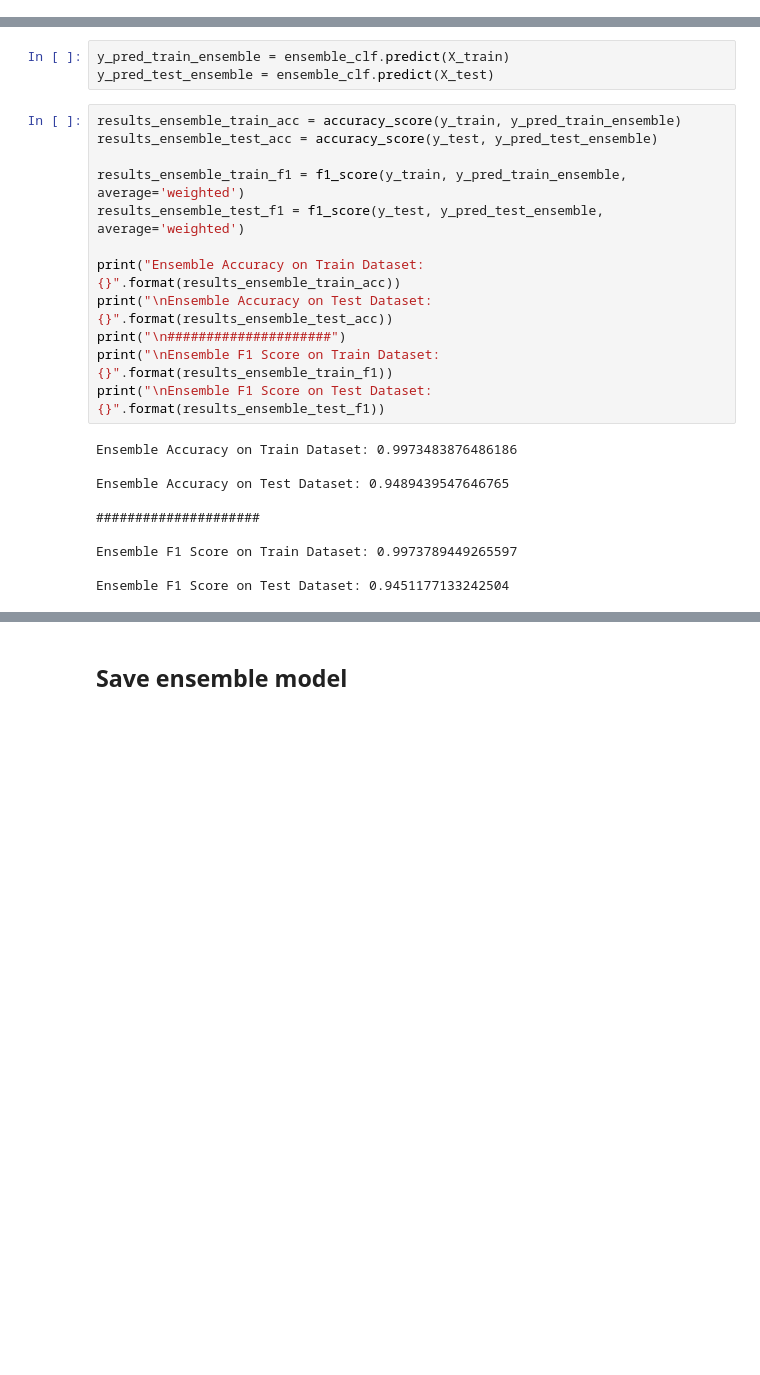
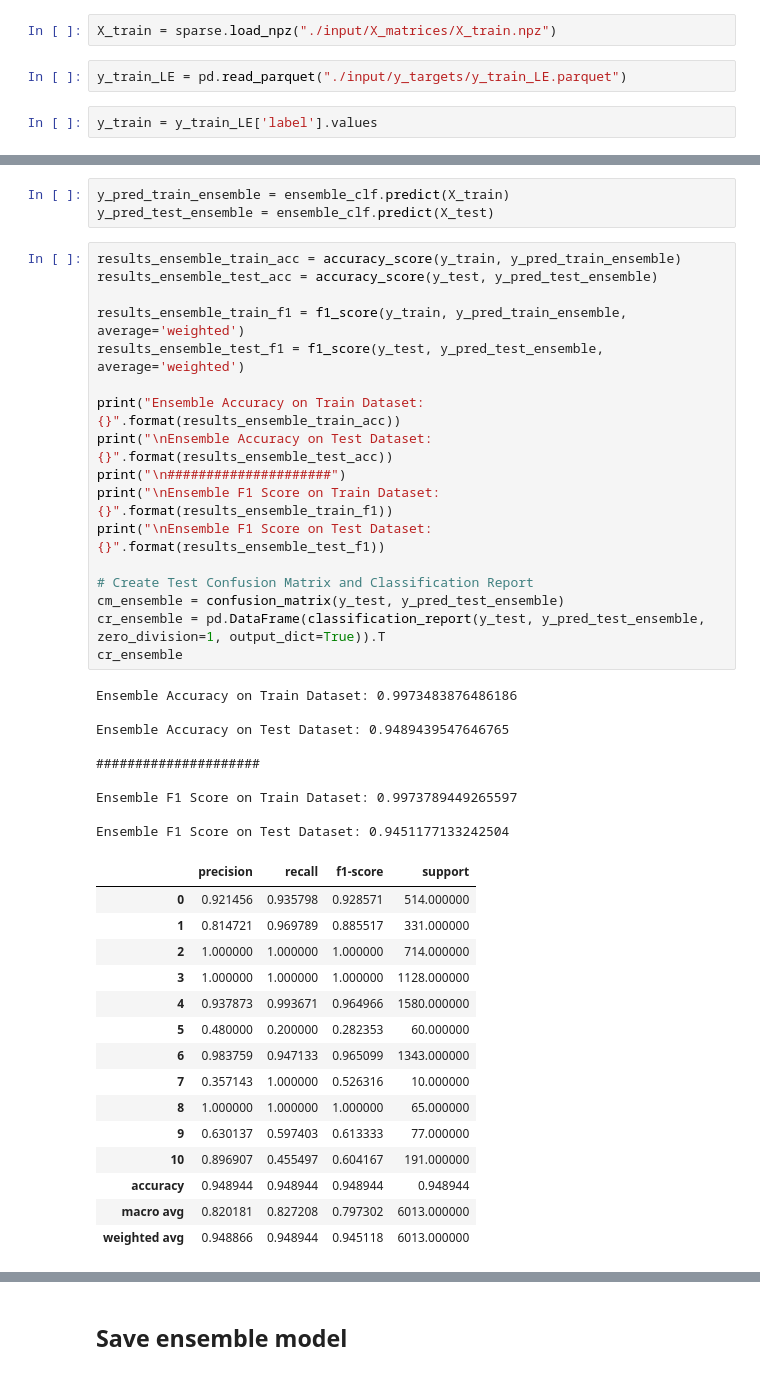
Before and after one commit to schellrw/consumer_complaints, a Jupyter notebook: 01_TfidfVectorizer.ipynb, the cells around one changed output, grey strips where cells are left out. Drawn from its saved outputs; the diff is of its cells as text; blank space fills up the shorter version.

```diff
--- a/01_TfidfVectorizer.ipynb
+++ b/01_TfidfVectorizer.ipynb
@@ -890,2 +892,8 @@ y_test = y_test_LE['label'].values
+# %%
+X_train = sparse.load_npz("./input/X_matrices/X_train.npz")
+# %%
+y_train_LE = pd.read_parquet("./input/y_targets/y_train_LE.parquet")
+# %%
+y_train = y_train_LE['label'].values
 # %% [markdown]
 # Begin ensemble model predictions and evaluation
@@ -895,22 +906,42 @@ y_pred_test_ensemble = ensemble_clf.predict(X_test)
 # %%
 results_ensemble_train_acc = accuracy_score(y_train, y_pred_train_ensemble)
 results_ensemble_test_acc = accuracy_score(y_test, y_pred_test_ensemble)
 
 results_ensemble_train_f1 = f1_score(y_train, y_pred_train_ensemble, average='weighted')
 results_ensemble_test_f1 = f1_score(y_test, y_pred_test_ensemble, average='weighted')
 
 print("Ensemble Accuracy on Train Dataset: {}".format(results_ensemble_train_acc))
 print("\nEnsemble Accuracy on Test Dataset: {}".format(results_ensemble_test_acc))
 print("\n#####################")
 print("\nEnsemble F1 Score on Train Dataset: {}".format(results_ensemble_train_f1))
 print("\nEnsemble F1 Score on Test Dataset: {}".format(results_ensemble_test_f1))
+
+# Create Test Confusion Matrix and Classification Report
+cm_ensemble = confusion_matrix(y_test, y_pred_test_ensemble)
+cr_ensemble = pd.DataFrame(classification_report(y_test, y_pred_test_ensemble, zero_division=1, output_dict=True)).T
+cr_ensemble
 # %% [output]
 Ensemble Accuracy on Train Dataset: 0.9973483876486186
 
 Ensemble Accuracy on Test Dataset: 0.9489439547646765
 
 #####################
 
 Ensemble F1 Score on Train Dataset: 0.9973789449265597
 
 Ensemble F1 Score on Test Dataset: 0.9451177133242504
+|  | precision | recall | f1-score | support |
+| 0 | 0.921456 | 0.935798 | 0.928571 | 514.000000 |
+| 1 | 0.814721 | 0.969789 | 0.885517 | 331.000000 |
+| 2 | 1.000000 | 1.000000 | 1.000000 | 714.000000 |
+| 3 | 1.000000 | 1.000000 | 1.000000 | 1128.000000 |
+| 4 | 0.937873 | 0.993671 | 0.964966 | 1580.000000 |
+| 5 | 0.480000 | 0.200000 | 0.282353 | 60.000000 |
+| 6 | 0.983759 | 0.947133 | 0.965099 | 1343.000000 |
+| 7 | 0.357143 | 1.000000 | 0.526316 | 10.000000 |
+| 8 | 1.000000 | 1.000000 | 1.000000 | 65.000000 |
+| 9 | 0.630137 | 0.597403 | 0.613333 | 77.000000 |
+| 10 | 0.896907 | 0.455497 | 0.604167 | 191.000000 |
+| accuracy | 0.948944 | 0.948944 | 0.948944 | 0.948944 |
+| macro avg | 0.820181 | 0.827208 | 0.797302 | 6013.000000 |
+| weighted avg | 0.948866 | 0.948944 | 0.945118 | 6013.000000 |
```
Also changed, not shown: parts of 12 cells of this notebook.
